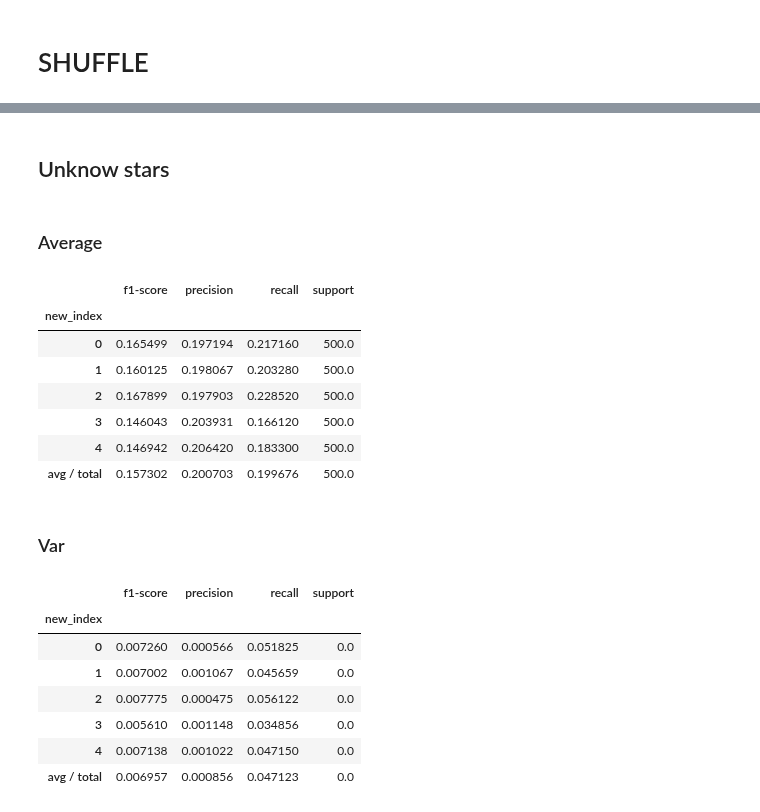
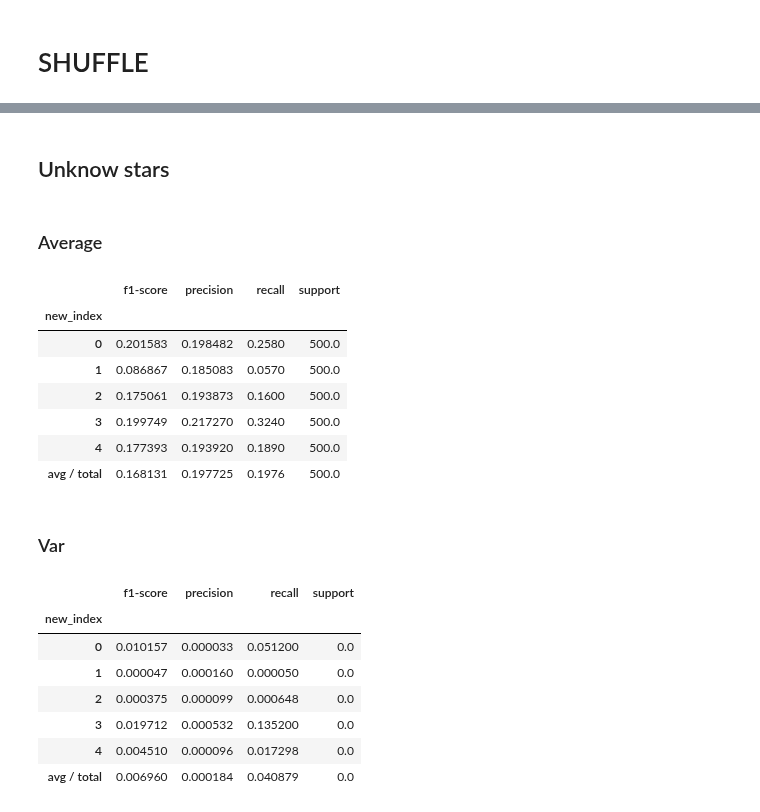
Before and after one commit to carpyncho/vvv_gen_catalog, a Jupyter notebook: detect_tile.ipynb, the cells around one changed output, grey strips where cells are left out. Drawn from its saved outputs; the diff is of its cells as text; code cells hidden in the pictures.

```diff
--- a/detect_tile.ipynb
+++ b/detect_tile.ipynb
@@ -400,5 +319,7 @@ def _experiment(job_n, df, X_columns):
 # %%
+%%cache data/mix_shuffle.pkl mix_shuffle
 with Parallel(n_jobs=cpu_count()) as jobs:
-    results = jobs(delayed(_experiment)(idx, shuffle_columns(tileb, X_columns), X_columns)
+    mix_shuffle = jobs(delayed(_experiment)(idx, shuffle_columns(tile_mix, X_columns), X_columns)
                    for idx in range(100))
+mix_shuffle = map(dict, mix_shuffle)
 # %% [output]
@@ -422,5 +327,7 @@ Starting job  99
 # %%
+%%cache data/rr_shuffle.pkl rr_shuffle
 with Parallel(n_jobs=cpu_count()) as jobs:
-    results_unk = jobs(delayed(_experiment)(idx, shuffle_columns(tile_unk, X_columns), X_columns)
+    rr_shuffle = jobs(delayed(_experiment)(idx, shuffle_columns(tile_balanced, X_columns), X_columns)
                    for idx in range(100))
+rr_shuffle = map(dict, rr_shuffle)
 # %% [output]
@@ -449,0 +335,6 @@ pickle.dump(map(dict, results_unk), open("data/shuffled_unk.pkl", "w"))
+# %%
+%%cache data/unk_shuffle.pkl unk_shuffle
+with Parallel(n_jobs=cpu_count()) as jobs:
+    unk_shuffle = jobs(delayed(_experiment)(idx, shuffle_columns(tile_unk, X_columns), X_columns)
+                   for idx in range(2))
+unk_shuffle = map(dict, unk_shuffle)
@@ -450,3 +343,7 @@ pickle.dump(map(dict, results_unk), open("data/shuffled_unk.pkl", "w"))
+# %%
+mix_shuffle = map(container.Container, mix_shuffle)
+rr_shuffle = map(container.Container, rr_shuffle)
+unk_shuffle = map(container.Container, unk_shuffle)
 # %%
 def mean_r(results):
     precs, recalls, f1s, supports = [], [], [], []
@@ -526,26 +449,26 @@ display(print_r(var_r(results=results)))
 # %%
 d.display(d.Markdown("## Unknow stars"))
 d.display(d.Markdown("### Average"))
-display(print_r(mean_r(results=results_unk)))
+display(print_r(mean_r(results=unk_shuffle)))
 d.display(d.Markdown("### Var"))
-display(print_r(var_r(results=results_unk)))
+display(print_r(var_r(results=unk_shuffle)))
 # %% [output]
 ## Unknow stars
 ### Average
 |  | f1-score | precision | recall | support |
 | new_index |  |  |  |  |
-| 0 | 0.165499 | 0.197194 | 0.217160 | 500.0 |
-| 1 | 0.160125 | 0.198067 | 0.203280 | 500.0 |
-| 2 | 0.167899 | 0.197903 | 0.228520 | 500.0 |
-| 3 | 0.146043 | 0.203931 | 0.166120 | 500.0 |
-| 4 | 0.146942 | 0.206420 | 0.183300 | 500.0 |
-| avg / total | 0.157302 | 0.200703 | 0.199676 | 500.0 |
+| 0 | 0.201583 | 0.198482 | 0.2580 | 500.0 |
+| 1 | 0.086867 | 0.185083 | 0.0570 | 500.0 |
+| 2 | 0.175061 | 0.193873 | 0.1600 | 500.0 |
+| 3 | 0.199749 | 0.217270 | 0.3240 | 500.0 |
+| 4 | 0.177393 | 0.193920 | 0.1890 | 500.0 |
+| avg / total | 0.168131 | 0.197725 | 0.1976 | 500.0 |
 ### Var
 |  | f1-score | precision | recall | support |
 | new_index |  |  |  |  |
-| 0 | 0.007260 | 0.000566 | 0.051825 | 0.0 |
-| 1 | 0.007002 | 0.001067 | 0.045659 | 0.0 |
-| 2 | 0.007775 | 0.000475 | 0.056122 | 0.0 |
-| 3 | 0.005610 | 0.001148 | 0.034856 | 0.0 |
-| 4 | 0.007138 | 0.001022 | 0.047150 | 0.0 |
-| avg / total | 0.006957 | 0.000856 | 0.047123 | 0.0 |
+| 0 | 0.010157 | 0.000033 | 0.051200 | 0.0 |
+| 1 | 0.000047 | 0.000160 | 0.000050 | 0.0 |
+| 2 | 0.000375 | 0.000099 | 0.000648 | 0.0 |
+| 3 | 0.019712 | 0.000532 | 0.135200 | 0.0 |
+| 4 | 0.004510 | 0.000096 | 0.017298 | 0.0 |
+| avg / total | 0.006960 | 0.000184 | 0.040879 | 0.0 |
```
Also changed, not shown: parts of 27 cells of this notebook, 6 other files.
